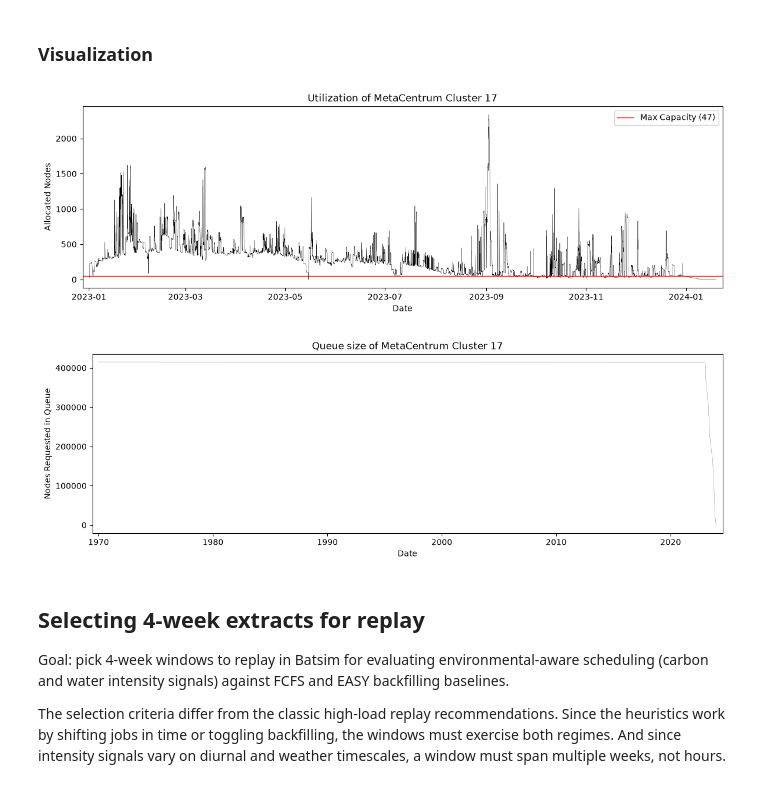
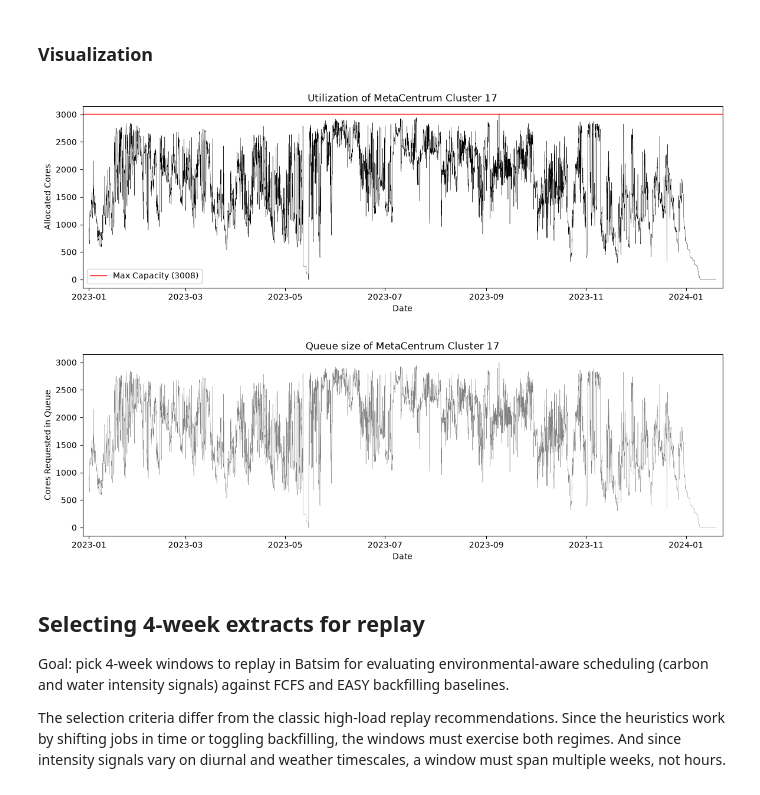
Before and after one commit to Lucas-Doctorate-Project/experimental-artifacts, a Jupyter notebook: workloads and platforms/metacentrum.ipynb, the cells around one changed output. Drawn from its saved outputs; the diff is of its cells as text; code cells hidden in the pictures.

Commit message:
Making MetaCentrum graphs begin to make sense This suggests that SWF file documentation might be misleading.
Either that or I'm stupid.

Maybe both?

```diff
--- a/workloads and platforms/metacentrum.ipynb
+++ b/workloads and platforms/metacentrum.ipynb
@@ -150,7 +150,7 @@ df.rename(columns={
 # Convert core-level allocations to node-level: ceil(cores / cores_per_node).
 # The SWF trace records allocated_CPU_cores; the simulation models whole nodes.
 import math
-df["node_count"] = df["allocated_CPU_cores"].apply(lambda c: math.ceil(c / NUM_CORES_PER_NODE))
+df["node_count"] = df["allocated_CPU_cores"]
 
 # Ensure numeric types for time fields (crucial for math operations)
 time_cols = ['submit_time', 'wait_time', 'runtime_sec', 'wallclock_limit']
@@ -244,7 +244,7 @@ for col in ["submit_time", "start_time", "end_time"]:
     if col in df.columns:
         df[col] = pd.to_datetime(df[col], utc=True)
 
-valid_nodes = (df["node_count"] > 0) & (df["node_count"] <= NUM_NODES)
+valid_nodes = (df["allocated_CPU_cores"] > 0) & (df["allocated_CPU_cores"] <= NUM_NODES * NUM_CORES_PER_NODE )
 
 # Filter running jobs
 ran = df[valid_nodes & df["start_time"].notna() & (df["start_time"] <= df["end_time"])].copy()
@@ -276,41 +276,41 @@ jobs kept for queue size:  405519 / 405519
 # %%
 def node_series(arrive, depart, nodes, freq="1h"):
     """Nodes in use over time: +nodes at arrival, -nodes at departure,
     cumulative sum resampled to fixed bins."""
     events = pd.concat(
         [
             pd.Series(nodes.to_numpy(), index=arrive.to_numpy()),
             pd.Series(-nodes.to_numpy(), index=depart.to_numpy()),
         ]
     ).sort_index()
     return events.cumsum().resample(freq).last().ffill()
 
 
-allocated = node_series(ran["start_time"], ran["end_time"], ran["node_count"])
+allocated = node_series(ran["start_time"], ran["end_time"], ran["allocated_CPU_cores"])
 
 fig, ax = plt.subplots(figsize=(14, 4))
 ax.plot(allocated.index, allocated.to_numpy(), color="black", linewidth=0.3)
-ax.axhline(NUM_NODES, color="red", linewidth=1, label=f"Max Capacity ({NUM_NODES})")
+ax.axhline(NUM_NODES * NUM_CORES_PER_NODE, color="red", linewidth=1, label=f"Max Capacity ({NUM_NODES * NUM_CORES_PER_NODE})")
 ax.set_xlabel("Date")
-ax.set_ylabel("Allocated Nodes")
+ax.set_ylabel("Allocated Cores")
 ax.set_title("Utilization of MetaCentrum Cluster 17")
 ax.legend()
 ax.margins(x=0.01)
 plt.show()
 # %% [output]
-[figure, old version]
+[figure, new version]
 # %%
-in_queue = node_series(queued["submit_time"], queued["depart_time"], queued["node_count"])
+in_queue = node_series(queued["start_time"], queued["end_time"], queued["allocated_CPU_cores"])
 
 fig, ax = plt.subplots(figsize=(14, 4))
 ax.plot(in_queue.index, in_queue.to_numpy(), color="gray", linewidth=0.3)
 ax.set_xlabel("Date")
-ax.set_ylabel("Nodes Requested in Queue")
+ax.set_ylabel("Cores Requested in Queue")
 ax.set_title("Queue size of MetaCentrum Cluster 17")
 ax.margins(x=0.01)
 plt.show()
 # %% [output]
-[figure, old version]
+[figure, new version]
 # %% [markdown]
 ## Selecting 4-week extracts for replay
 
```
Also changed, not shown: parts of 4 cells of this notebook.
